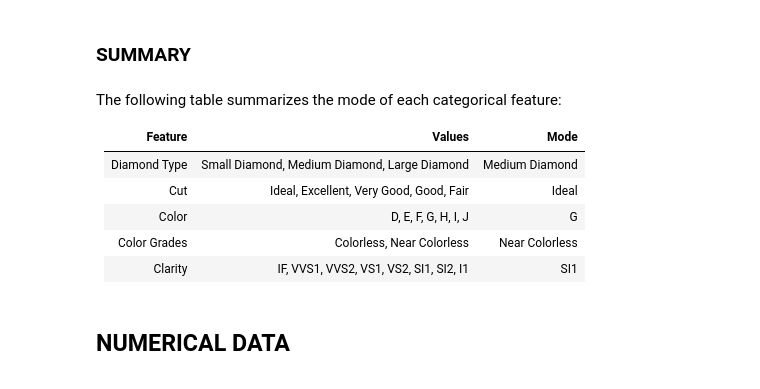
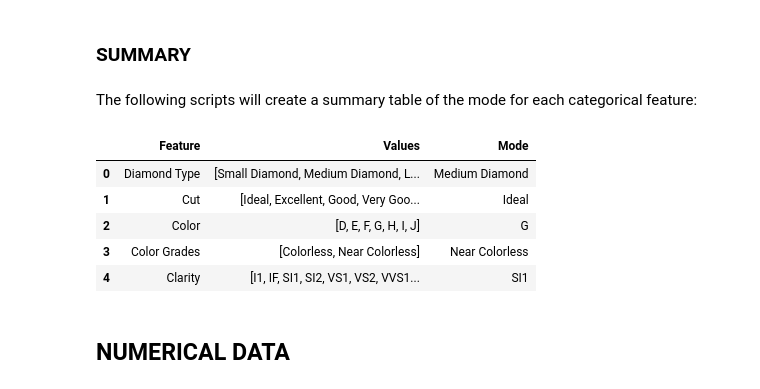
Before and after one commit to iacisme/diamonds, a Jupyter notebook: 01_Notebooks/01-03-DS.ipynb, the cells around one changed output. Cells and saved outputs as stored; diff of their text form; code cells hidden in the pictures.

```diff
--- a/01_Notebooks/01-03-DS.ipynb
+++ b/01_Notebooks/01-03-DS.ipynb
@@ -186,15 +189,41 @@ interactive(children=(Dropdown(description='Feature:', options=('Diamond Type',
 # %% [markdown]
 ### SUMMARY
 # %% [markdown]
-The following table summarizes the mode of each categorical feature:
-
-| Feature        | Values                                       | Mode           |
-|----------------|----------------------------------------------|----------------|
-| Diamond Type   | Small Diamond, Medium Diamond, Large Diamond | Medium Diamond |
-| Cut            | Ideal, Excellent, Very Good, Good, Fair      | Ideal          |
-| Color          | D, E, F, G, H, I, J                          | G              |
-| Color Grades   | Colorless, Near Colorless                    | Near Colorless |
-| Clarity        | IF, VVS1, VVS2, VS1, VS2, SI1, SI2, I1       | SI1            |
+The following scripts will create a summary table of the mode for each categorical feature:
+# %%
+# Create a list to store dictionary values
+catSummary_list = []
+
+# Create a summary of the mode values for categorical features
+for category in categoricalColumns_list:
+    # Extract the mode of the dataset
+    mode =  diamonds_cat_df[category].mode()[0]
+    # Extract the unique values found in the dataset
+    data_list = diamonds_cat_df[category].unique().tolist()
+    # Apply a criteria to help sort some values
+    if category == 'Color' or category == 'Clarity':
+        data_list = sorted(data_list)
+    # Create the dictionary
+    dictionary = {
+        'Feature' : category,
+        'Values' : data_list,
+        'Mode' : mode
+    }
+    # Append the dictionary to the dictionary list
+    catSummary_list.append(dictionary)
+
+# Create a pandas dataframe to display the results as a table
+categoricalSummary_df = pd.DataFrame(catSummary_list)
+
+# Display the summary table
+categoricalSummary_df
+# %% [output]
+|  | Feature | Values | Mode |
+| 0 | Diamond Type | [Small Diamond, Medium Diamond, L... | Medium Diamond |
+| 1 | Cut | [Ideal, Excellent, Good, Very Goo... | Ideal |
+| 2 | Color | [D, E, F, G, H, I, J] | G |
+| 3 | Color Grades | [Colorless, Near Colorless] | Near Colorless |
+| 4 | Clarity | [I1, IF, SI1, SI2, VS1, VS2, VVS1... | SI1 |
 # %% [markdown]
 ## NUMERICAL DATA
 # %% [markdown]
```
Also changed, not shown: parts of 29 cells of this notebook.
